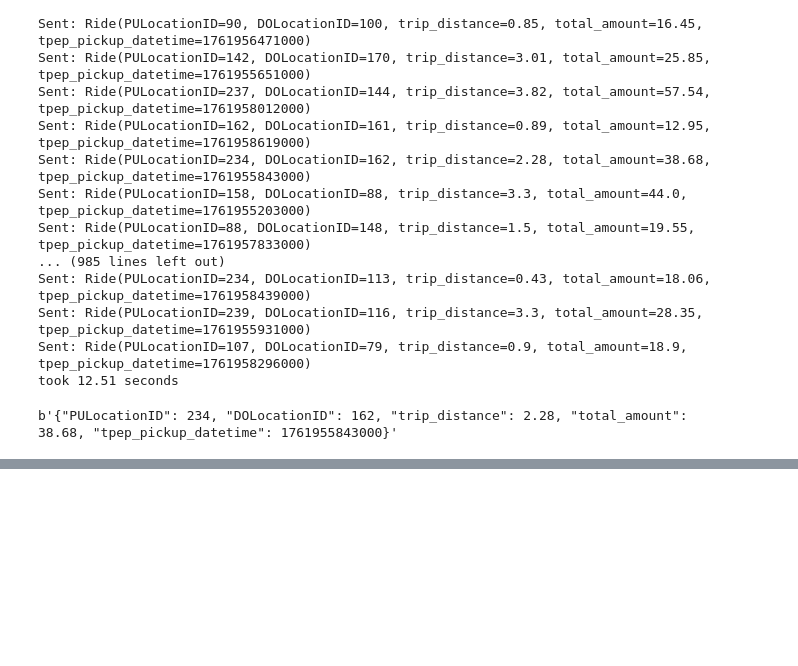
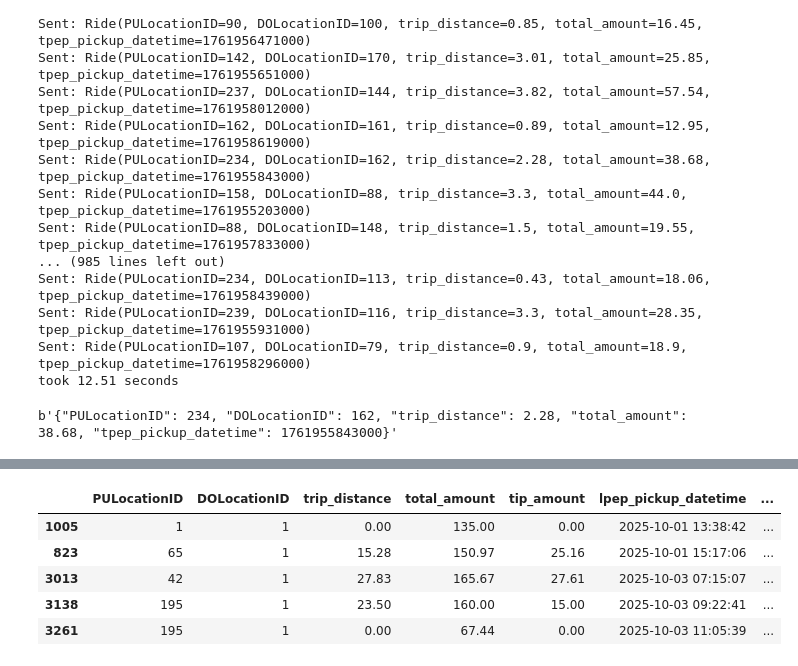
Before and after one commit to acepeda2019/zoomcamp-de, a Jupyter notebook: 07-streaming/notebooks/producer.ipynb, the cells around one changed output, grey strips where cells are left out. Drawn from its saved outputs; the diff is of its cells as text; code cells hidden in the pictures; blank space fills up the shorter version.

```diff
--- a/07-streaming/notebooks/producer.ipynb
+++ b/07-streaming/notebooks/producer.ipynb
@@ -146,0 +172,9 @@ b'{"PULocationID": 234, "DOLocationID": 162, "trip_distance": 2.28, "total_amoun
+# %%
+df.sort_values(['DOLocationID', 'lpep_pickup_datetime']).head(5)
+# %% [output]
+|  | PULocationID | DOLocationID | trip_distance | total_amount | tip_amount | lpep_pickup_datetime | ... |
+| 1005 | 1 | 1 | 0.00 | 135.00 | 0.00 | 2025-10-01 13:38:42 | ... |
+| 823 | 65 | 1 | 15.28 | 150.97 | 25.16 | 2025-10-01 15:17:06 | ... |
+| 3013 | 42 | 1 | 27.83 | 165.67 | 27.61 | 2025-10-03 07:15:07 | ... |
+| 3138 | 195 | 1 | 23.50 | 160.00 | 15.00 | 2025-10-03 09:22:41 | ... |
+| 3261 | 195 | 1 | 0.00 | 67.44 | 0.00 | 2025-10-03 11:05:39 | ... |
```
Also changed, not shown: parts of 5 cells of this notebook, 2 other files.
